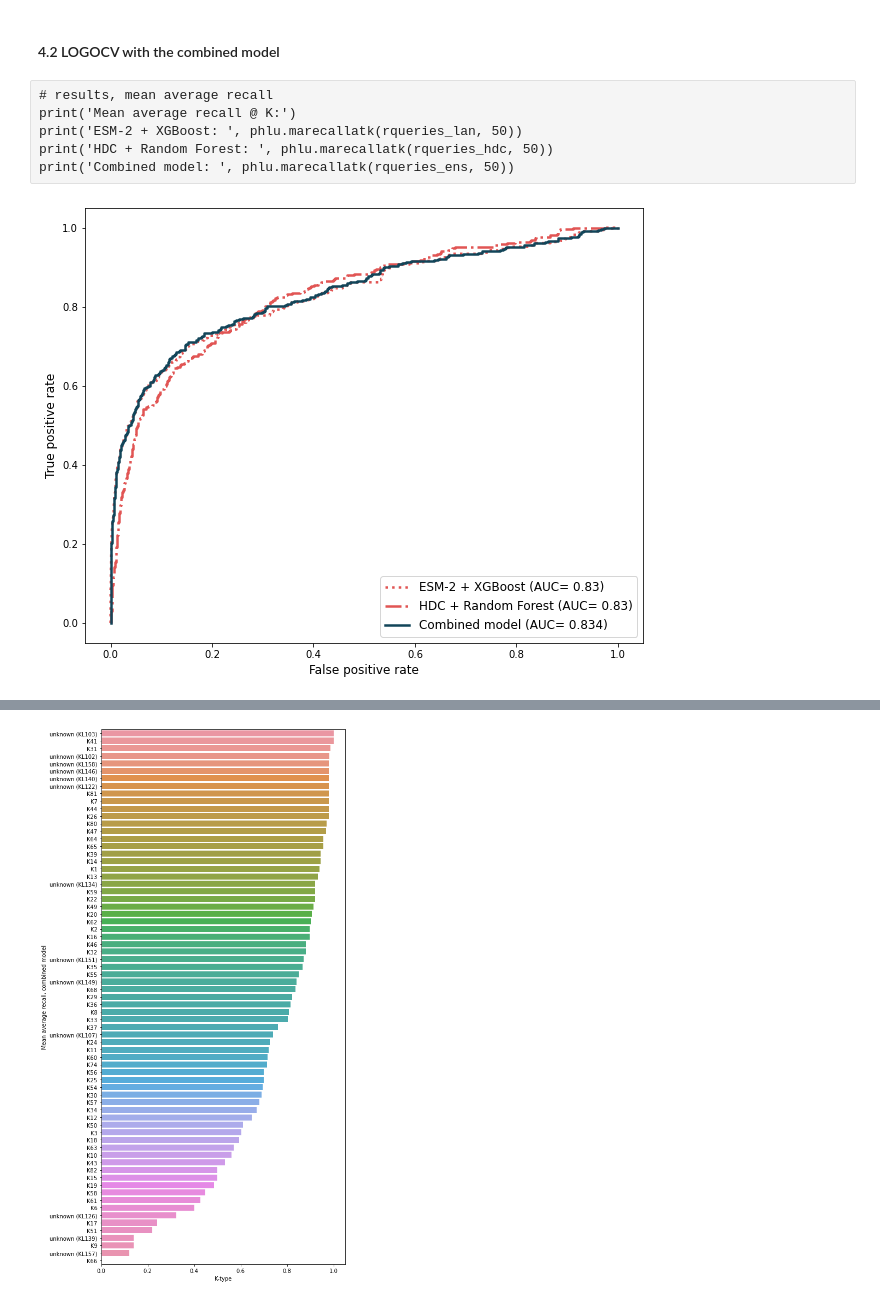
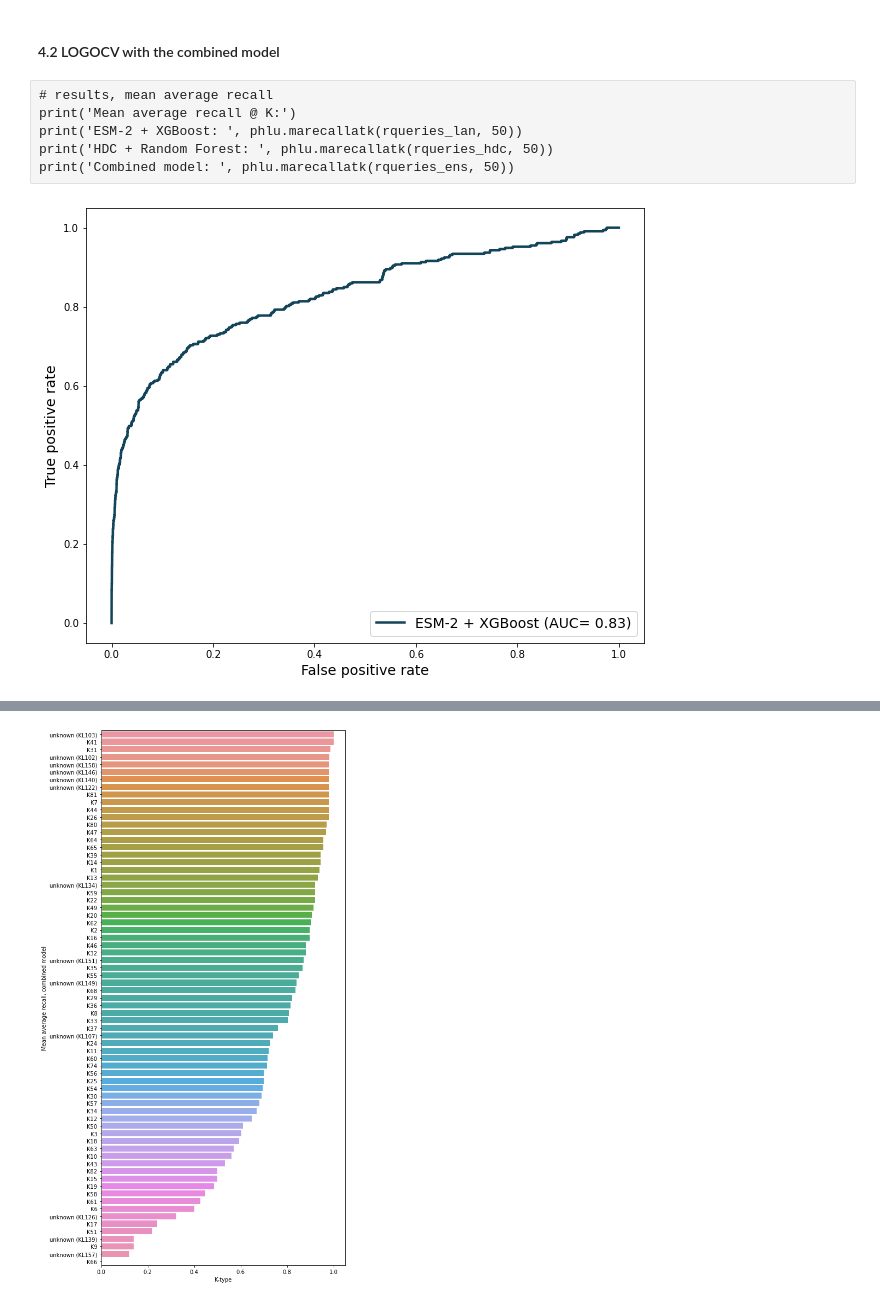
Before and after one commit to dimiboeckaerts/PhageHostLearn, a Jupyter notebook: code/phagehostlearn_training.ipynb, the cells around one changed output, grey strips where cells are left out. Drawn from its saved outputs; the diff is of its cells as text; code cells hidden in the pictures.

```diff
--- a/code/phagehostlearn_training.ipynb
+++ b/code/phagehostlearn_training.ipynb
@@ -217,40 +217,40 @@ for i in range(len(set(groups_loci))):
             random_guess.append(random.sample(ranked_ens, len(ranked_ens)))
     except:
         pass
-# %% [raw]
-# results, mean average recall
-print('Mean average recall @ K:')
-print('ESM-2 + XGBoost: ', phlu.marecallatk(rqueries_lan, 50))
-print('HDC + Random Forest: ', phlu.marecallatk(rqueries_hdc, 50))
-print('Combined model: ', phlu.marecallatk(rqueries_ens, 50))
+# %% [raw]
+# results, mean average recall
+print('Mean average recall @ K:')
+print('ESM-2 + XGBoost: ', phlu.marecallatk(rqueries_lan, 50))
+print('HDC + Random Forest: ', phlu.marecallatk(rqueries_hdc, 50))
+print('Combined model: ', phlu.marecallatk(rqueries_ens, 50))
 # %%
 # results, ROC AUC
 scores_ens = []
 for i in range(len(set(groups_loci))):
     score_lan = scores_lan[i]
     score_hdc = scores_hdc[i]
     score_ens = [phlu.uninorm(score_lan[j], score_hdc[j]) for j in range(len(score_lan))]
     scores_ens.append(score_ens)
 
 labels = np.concatenate(label_list).ravel()
 scoreslr = np.concatenate(scores_lan).ravel()
 scoreshr = np.concatenate(scores_hdc).ravel()
 scoreser = np.concatenate(scores_ens).ravel()
 
 fig, ax = plt.subplots(figsize=(10,8))
 fpr, tpr, thrs = roc_curve(labels, scoreslr)
 rauclr = round(auc(fpr, tpr), 3)
-ax.plot(fpr, tpr, c='#E15554', linewidth=2.5, ls=':', label='ESM-2 + XGBoost (AUC= '+str(rauclr)+')')
-fpr, tpr, thrs = roc_curve(labels, scoreshr)
-rauchr = round(auc(fpr, tpr), 3)
-ax.plot(fpr, tpr, c='#E15554', linewidth=2.5, ls='-.', label='HDC + Random Forest (AUC= '+str(rauchr)+')')
-fpr, tpr, thrs = roc_curve(labels, scoreser)
-raucer = round(auc(fpr, tpr), 3)
-ax.plot(fpr, tpr, c='#124559', linewidth=2.5, label='Combined model (AUC= '+str(raucer)+')')
-ax.set_xlabel('False positive rate', size=12)
-ax.set_ylabel('True positive rate', size=12)
-ax.legend(loc=4, prop={'size': 12})
+ax.plot(fpr, tpr, c='#124559', linewidth=2.5, label='ESM-2 + XGBoost (AUC= '+str(rauclr)+')')
+#fpr, tpr, thrs = roc_curve(labels, scoreshr)
+#rauchr = round(auc(fpr, tpr), 3)
+#ax.plot(fpr, tpr, c='#E15554', linewidth=2.5, ls='-.', label='HDC + Random Forest (AUC= '+str(rauchr)+')')
+#fpr, tpr, thrs = roc_curve(labels, scoreser)
+#raucer = round(auc(fpr, tpr), 3)
+#ax.plot(fpr, tpr, c='#124559', linewidth=2.5, label='Combined model (AUC= '+str(raucer)+')')
+ax.set_xlabel('False positive rate', size=14)
+ax.set_ylabel('True positive rate', size=14)
+ax.legend(loc=4, prop={'size': 14})
 fig.savefig(results_path+'/v3.4/logocv_rocauc.png', dpi=400)
 fig.savefig(results_path+'/v3.4/logocv_rocauc_svg.svg', format='svg', dpi=400)
 # %% [output]
-[figure, old version]
+[figure, new version]
```
Also changed, not shown: parts of 10 cells of this notebook, 7 other files.
